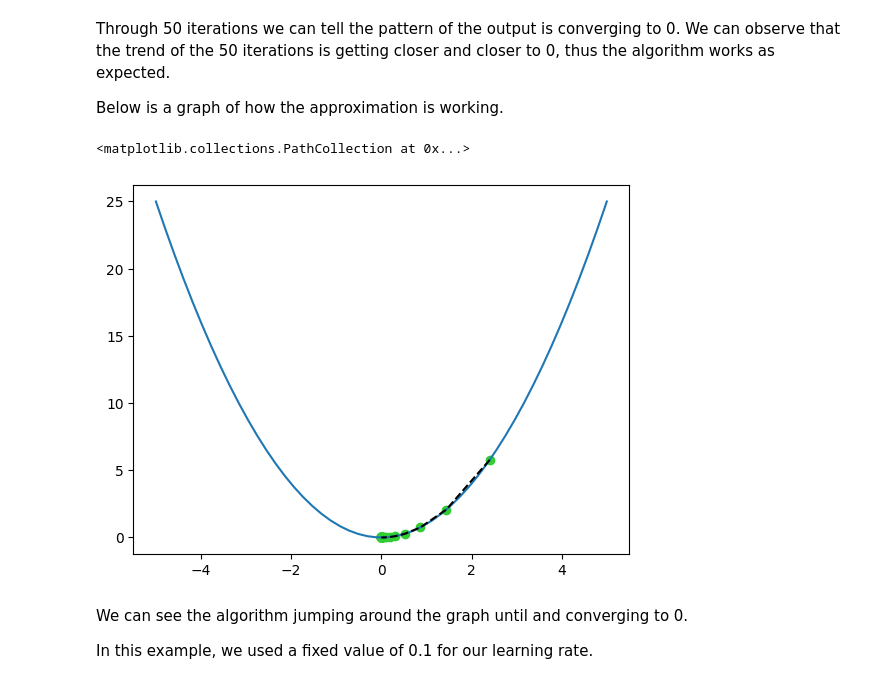
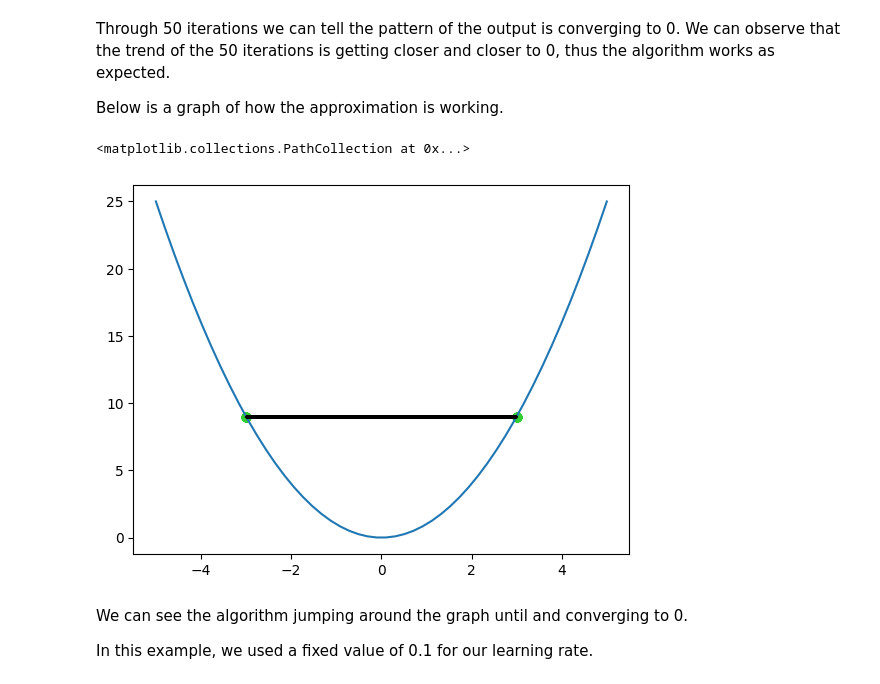
Before and after one commit to yemioz/Gradient-Descent, a Jupyter notebook: Gradient.ipynb, the cells around one changed output. Saved outputs shown, nothing was run; the diff lists cells and outputs as text; code cells hidden in the pictures.

```diff
--- a/Gradient.ipynb
+++ b/Gradient.ipynb
@@ -74,14 +74,14 @@ Below is a graph of how the approximation is working.
 # %%
 graph_func = lambda x: x**2
 x_plot = np.linspace(-5,5)
 plt.plot(x_plot, graph_func(x_plot))
-sol = [graph_func(i) for i in solutions]
+sol = [graph_func(i) for i in solutions1]
 
-plt.plot(solutions, sol, c='black', linestyle='--')
-plt.scatter(solutions, sol, c='#32cd32')
+plt.plot(solutions1, sol, c='black', linestyle='--')
+plt.scatter(solutions1, sol, c='#32cd32')
 # %% [output]
 <matplotlib.collections.PathCollection at 0x...>
-[figure, old version]
+[figure, new version]
 # %% [markdown]
 We can see the algorithm jumping around the graph until and converging to 0.
 
```
Also changed, not shown: parts of 14 cells of this notebook.
